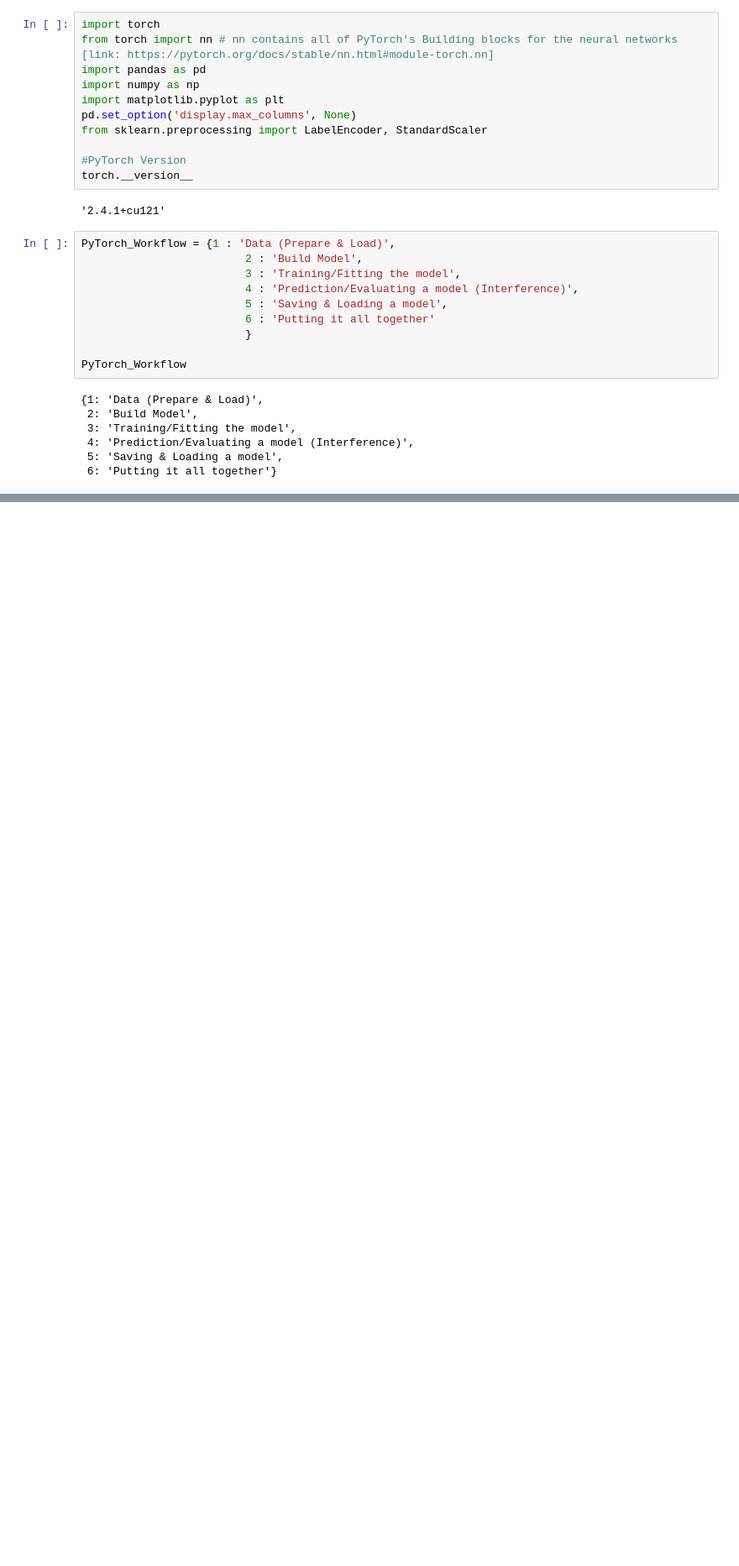
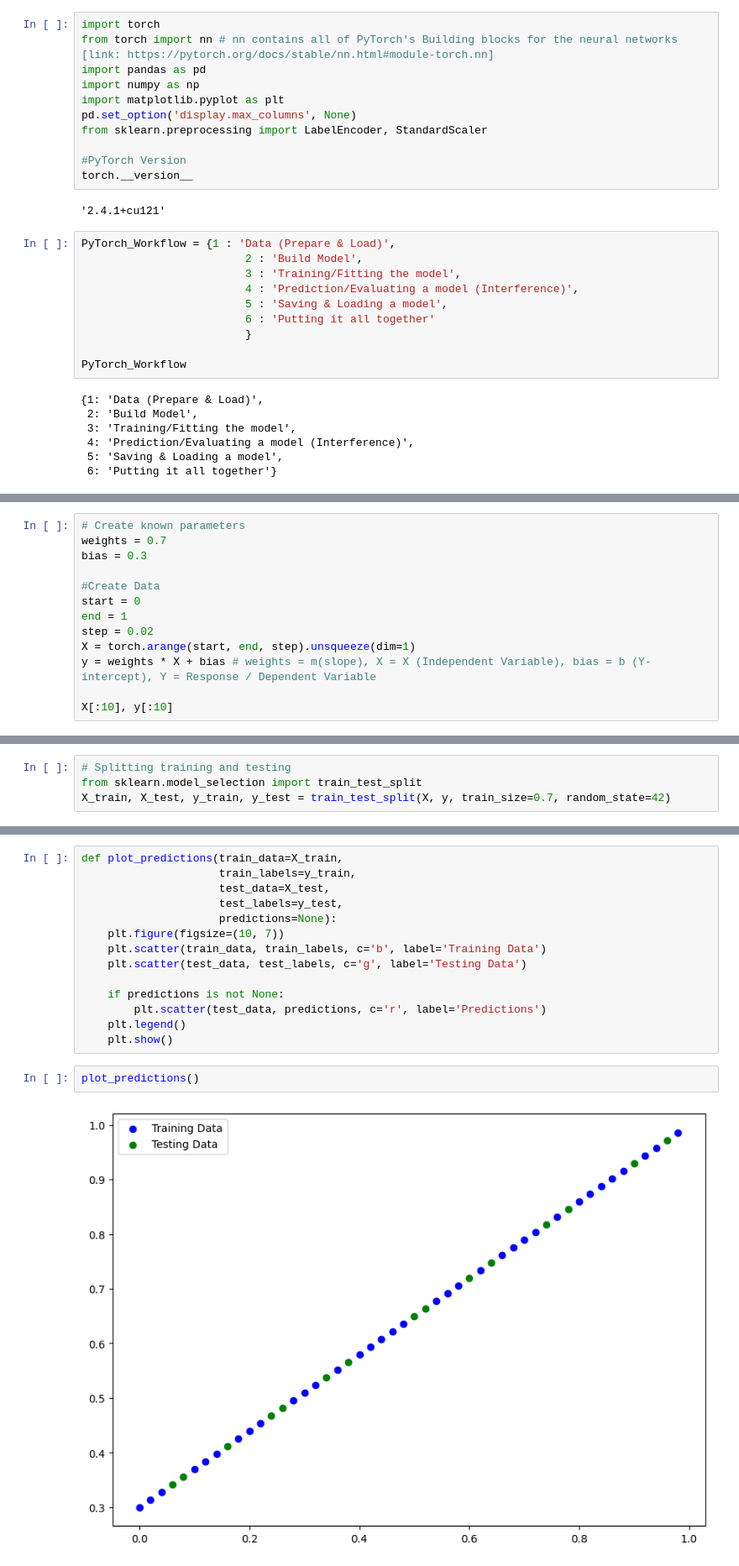
Before and after one commit to adnansherwani/Deep-Learning, a Jupyter notebook: 01__PyTorch_Workflow.ipynb, the cells around one changed output, grey strips where cells are left out. Shown at 84% size. Drawn from its saved outputs; the diff is of its cells as text; blank space fills up the shorter version.

```diff
--- a/01__PyTorch_Workflow.ipynb
+++ b/01__PyTorch_Workflow.ipynb
@@ -614,0 +62,13 @@ tensor([[ 3.9315e+02],
+# %%
+# Create known parameters
+weights = 0.7
+bias = 0.3
+
+#Create Data
+start = 0
+end = 1
+step = 0.02
+X = torch.arange(start, end, step).unsqueeze(dim=1)
+y = weights * X + bias # weights = m(slope), X = X (Independent Variable), bias = b (Y-intercept), Y = Response / Dependent Variable
+
+X[:10], y[:10]
@@ -614,0 +100,4 @@ tensor([[ 3.9315e+02],
+# %%
+# Splitting training and testing
+from sklearn.model_selection import train_test_split
+X_train, X_test, y_train, y_test = train_test_split(X, y, train_size=0.7, random_state=42)
@@ -614,0 +115,18 @@ tensor([[ 3.9315e+02],
+# %%
+def plot_predictions(train_data=X_train,
+                     train_labels=y_train,
+                     test_data=X_test,
+                     test_labels=y_test,
+                     predictions=None):
+    plt.figure(figsize=(10, 7))
+    plt.scatter(train_data, train_labels, c='b', label='Training Data')
+    plt.scatter(test_data, test_labels, c='g', label='Testing Data')
+
+    if predictions is not None:
+        plt.scatter(test_data, predictions, c='r', label='Predictions')
+    plt.legend()
+    plt.show()
+# %%
+plot_predictions()
+# %% [output]
+[figure, added]
```
Also changed, not shown: parts of 74 cells of this notebook.
